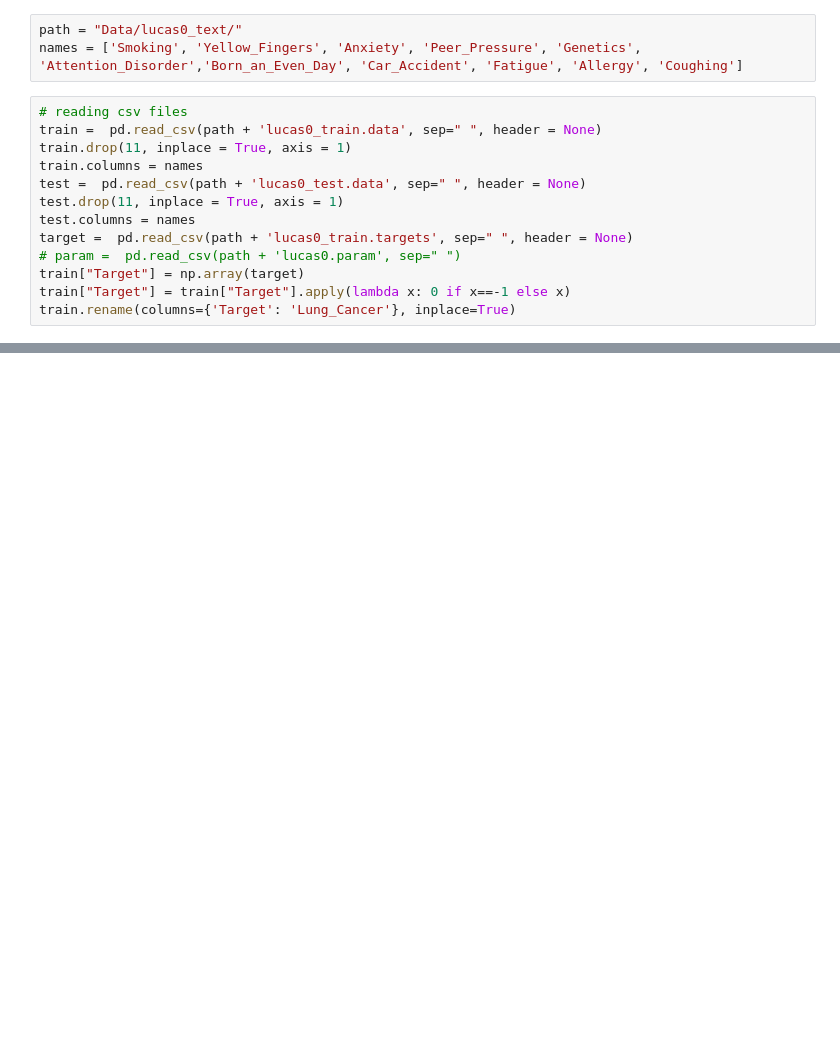
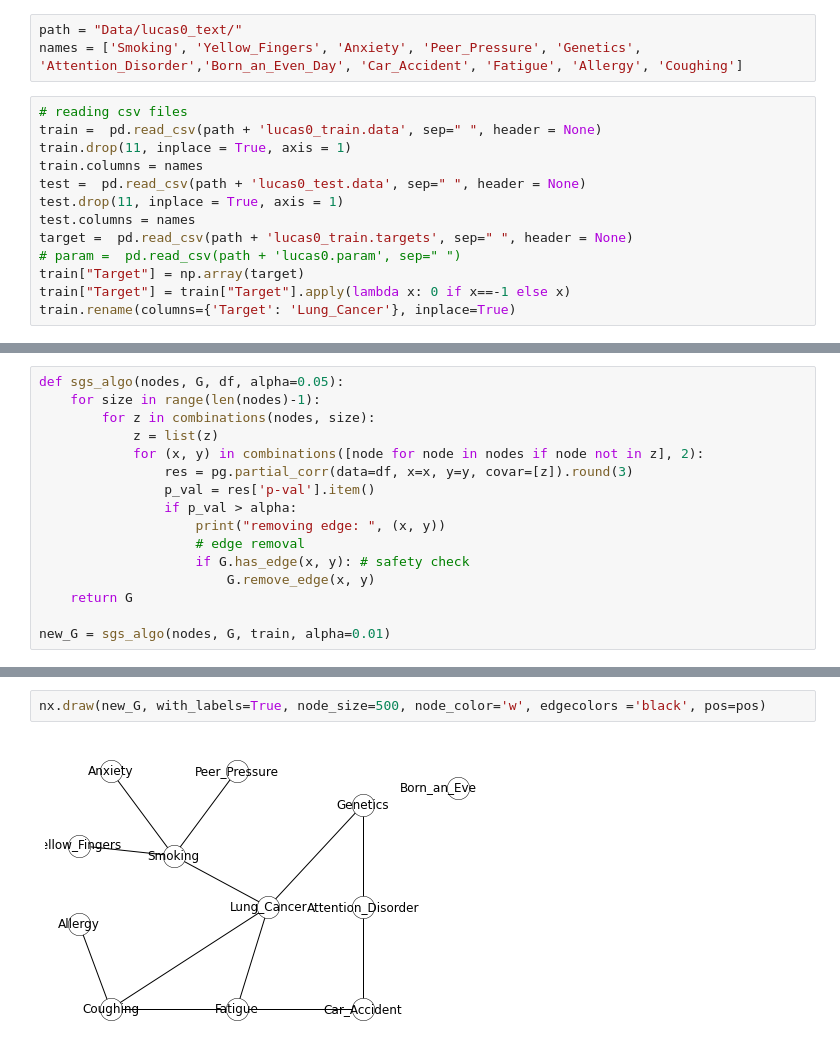
Before and after one commit to keerthybalan/CausalDS_LUCAS, a Jupyter notebook: PC_Causal.ipynb, the cells around one changed output, grey strips where cells are left out. Saved outputs shown, nothing was run; the diff lists cells and outputs as text; blank space fills up the shorter version.

```diff
--- a/PC_Causal.ipynb
+++ b/PC_Causal.ipynb
@@ -51,0 +122,16 @@ train.rename(columns={'Target': 'Lung_Cancer'}, inplace=True)
+# %%
+def sgs_algo(nodes, G, df, alpha=0.05):
+    for size in range(len(nodes)-1):
+        for z in combinations(nodes, size):
+            z = list(z)
+            for (x, y) in combinations([node for node in nodes if node not in z], 2):
+                res = pg.partial_corr(data=df, x=x, y=y, covar=[z]).round(3)
+                p_val = res['p-val'].item()
+                if p_val > alpha:
+                    print("removing edge: ", (x, y))
+                    # edge removal
+                    if G.has_edge(x, y): # safety check
+                        G.remove_edge(x, y)
+    return G
+
+new_G = sgs_algo(nodes, G, train, alpha=0.01)
@@ -51,0 +156,4 @@ train.rename(columns={'Target': 'Lung_Cancer'}, inplace=True)
+# %%
+nx.draw(new_G, with_labels=True, node_size=500, node_color='w', edgecolors ='black', pos=pos)
+# %% [output]
+[figure, added]
```
Also changed, not shown: parts of 8 cells of this notebook.
